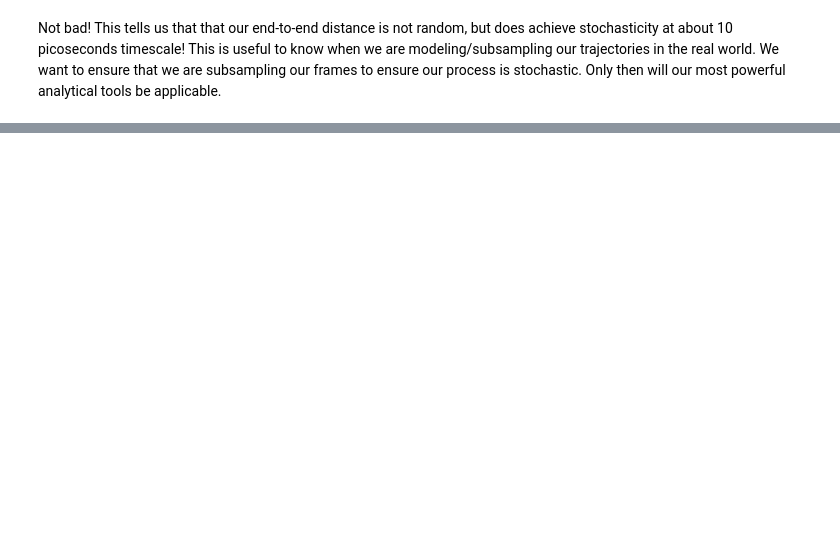
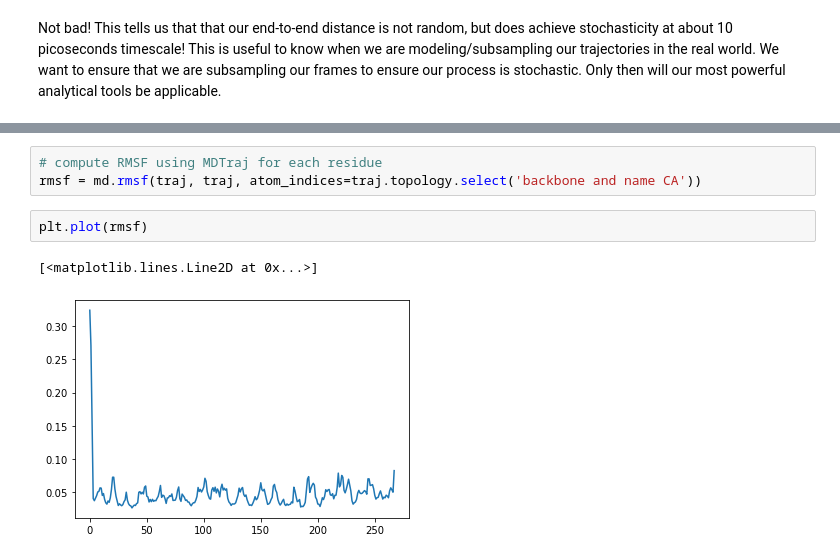
Before and after one commit to sukritsingh/compchem-class, a Jupyter notebook: analyze-simulation.ipynb, the cells around one changed output, grey strips where cells are left out. Drawn from its saved outputs; the diff is of its cells as text; blank space fills up the shorter version.

Commit message:
Add RMSF and imaging to analyze-simulation

```diff
--- a/analyze-simulation.ipynb
+++ b/analyze-simulation.ipynb
@@ -161,0 +192,8 @@ Not bad! This tells us that that our end-to-end distance is not random, but does
+# %%
+# compute RMSF using MDTraj for each residue
+rmsf = md.rmsf(traj, traj, atom_indices=traj.topology.select('backbone and name CA'))
+# %%
+plt.plot(rmsf)
+# %% [output]
+[<matplotlib.lines.Line2D at 0x...>]
+[figure, added]
```
Also changed, not shown: parts of 13 cells of this notebook.
